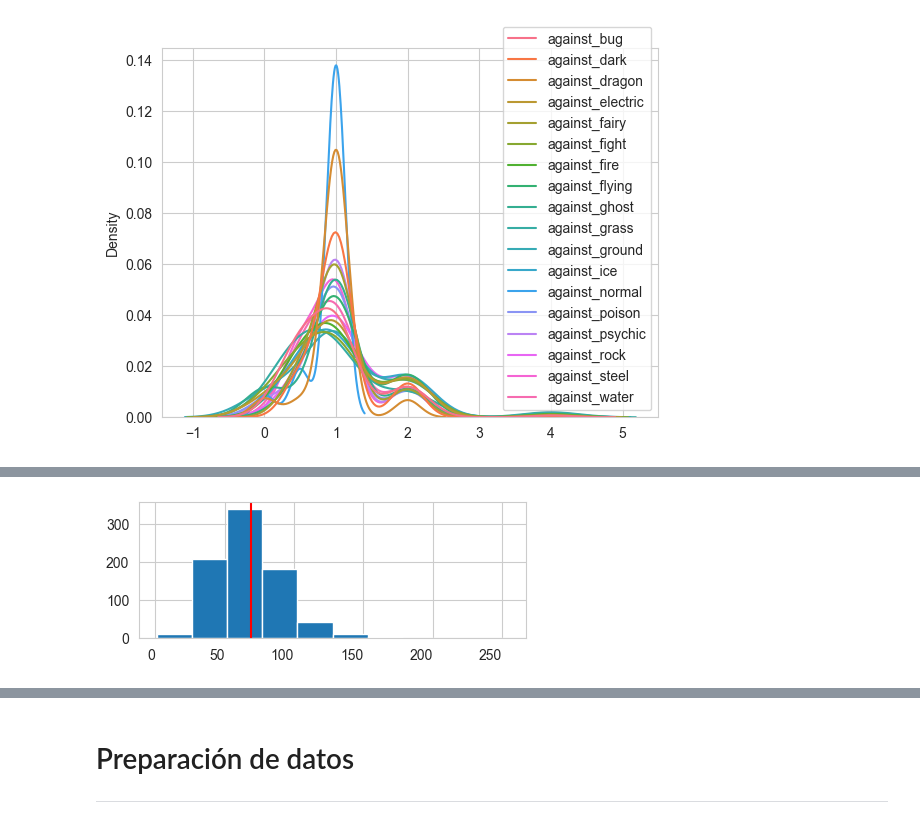
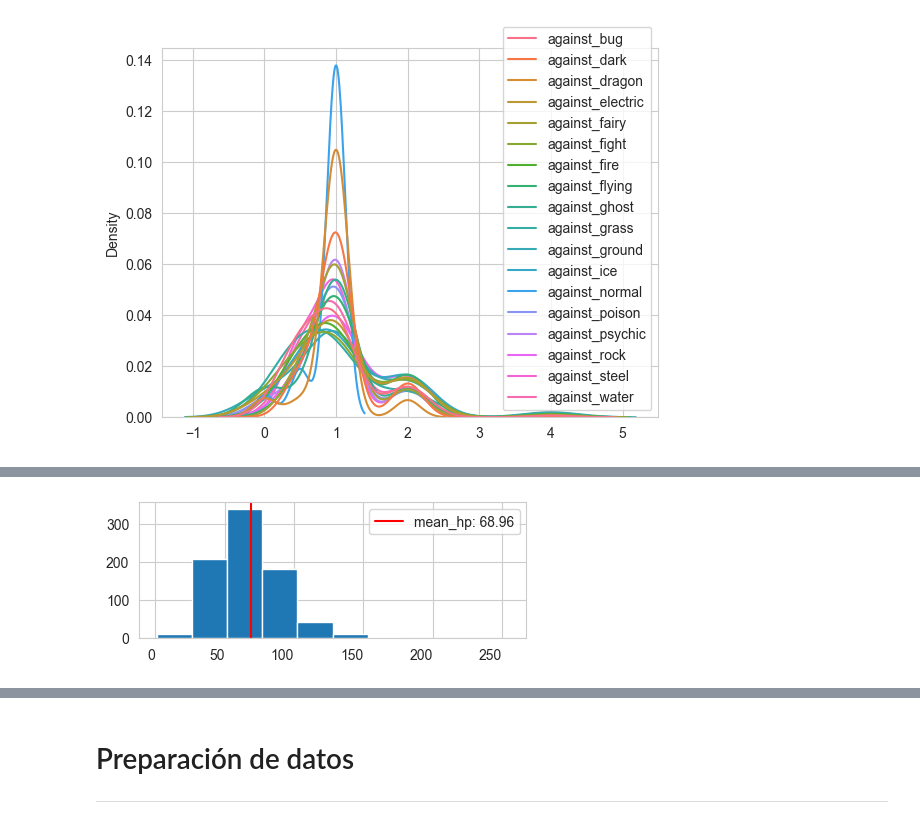
Before and after one commit to AndresF100/Projects_UNAL, a Jupyter notebook: Módulo 2/Proyecto Módulo 2.ipynb, the cells around one changed output, grey strips where cells are left out. Drawn from its saved outputs; the diff is of its cells as text; code cells hidden in the pictures.

```diff
--- a/Módulo 2/Proyecto Módulo 2.ipynb
+++ b/Módulo 2/Proyecto Módulo 2.ipynb
@@ -293,16 +296,17 @@ plt.hist(datos.type1,bins=18)
 # %%
 fig, axs = plt.subplots(figsize=(5, 2))
 axs.hist(datos["hp"])
 axs.axvline([datos["hp"].mean()],
             color="red",
-            label="ad")
-#axs=plt.hist(datos["type1"])
+            label=f"mean_hp: {round(datos.hp.mean(),2)}")
+axs.legend()
+
 fig.autofmt_xdate(rotation=0)
 
 #axs.set_xlabel("Tipo de Pokemón")
 #axs.set_ylabel("Frecuencia")
 plt.show()
 # %% [output]
-[figure, old version]
+[figure, new version]
 # %%
 datos
```
Also changed, not shown: parts of 20 cells of this notebook, 1 other file.
